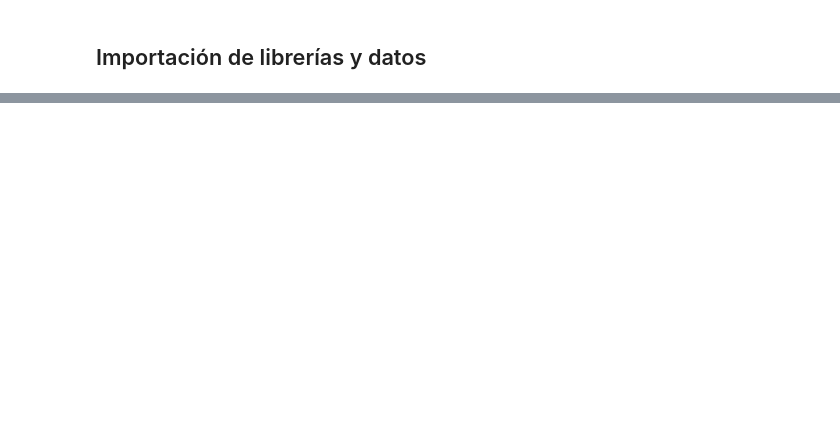
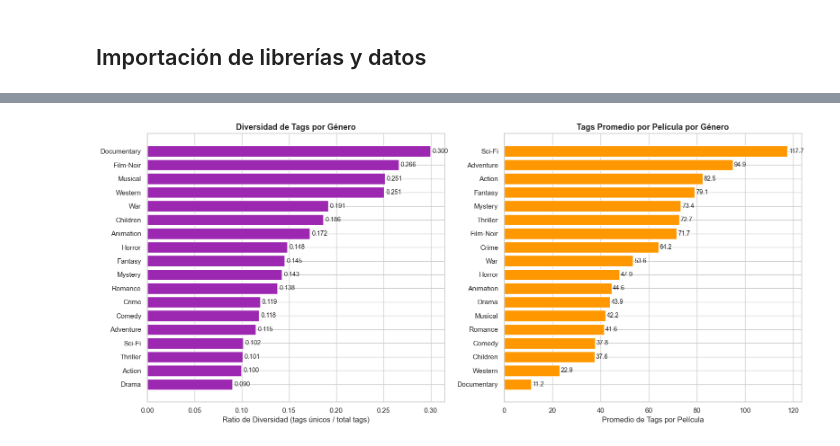
Before and after one commit to AndresCalderonRamirez/Parcial-DIGD, a Jupyter notebook: notebooks/exploration/main/movies_tags.ipynb, the cells around one changed output, grey strips where cells are left out. Saved outputs shown, nothing was run; the diff lists cells and outputs as text; code cells hidden in the pictures; blank space fills up the shorter version.

```diff
--- a/notebooks/exploration/main/movies_tags.ipynb
+++ b/notebooks/exploration/main/movies_tags.ipynb
@@ -30,0 +283,19 @@ tags = pd.read_csv('../../../data/processed/tags.csv')
+# %%
+genre_diversity = {}
+for genre in genre_cols:
+    genre_movies = movies_tags_genres[movies_tags_genres[genre] == 1]
+    unique_tags = genre_movies['tag'].nunique()
+    total_tags = len(genre_movies)
+    movies_count = genre_movies['movieId'].nunique()
+    genre_diversity[genre] = {
+        'tags_unicos': unique_tags,
+        'total_tags': total_tags,
+        'peliculas': movies_count,
+        'tags_por_pelicula': total_tags / movies_count if movies_count > 0 else 0,
+        'diversidad': unique_tags / total_tags if total_tags > 0 else 0
+    }
+
+genre_div_df = pd.DataFrame(genre_diversity).T.sort_values('diversidad', ascending=False)
+
+print('Diversidad de tags por género:')
+display(genre_div_df.style.background_gradient(subset=['diversidad', 'tags_por_pelicula'], cmap='viridis'))
@@ -30,0 +321,21 @@ tags = pd.read_csv('../../../data/processed/tags.csv')
+# %%
+fig, axes = plt.subplots(1, 2, figsize=(16, 7))
+
+genre_div_sorted = genre_div_df.sort_values('diversidad', ascending=True)
+axes[0].barh(genre_div_sorted.index, genre_div_sorted['diversidad'], color='#9C27B0', edgecolor='white')
+axes[0].set_title('Diversidad de Tags por Género', fontsize=13, fontweight='bold')
+axes[0].set_xlabel('Ratio de Diversidad (tags únicos / total tags)')
+for i, v in enumerate(genre_div_sorted['diversidad']):
+    axes[0].text(v + 0.002, i, f'{v:.3f}', va='center', fontsize=10)
+
+genre_tags_sorted = genre_div_df.sort_values('tags_por_pelicula', ascending=True)
+axes[1].barh(genre_tags_sorted.index, genre_tags_sorted['tags_por_pelicula'], color='#FF9800', edgecolor='white')
+axes[1].set_title('Tags Promedio por Película por Género', fontsize=13, fontweight='bold')
+axes[1].set_xlabel('Promedio de Tags por Película')
+for i, v in enumerate(genre_tags_sorted['tags_por_pelicula']):
+    axes[1].text(v + 0.5, i, f'{v:.1f}', va='center', fontsize=10)
+
+plt.tight_layout()
+plt.show()
+# %% [output]
+[figure, added]
```
Also changed, not shown: parts of 32 cells of this notebook, 1 other file.
